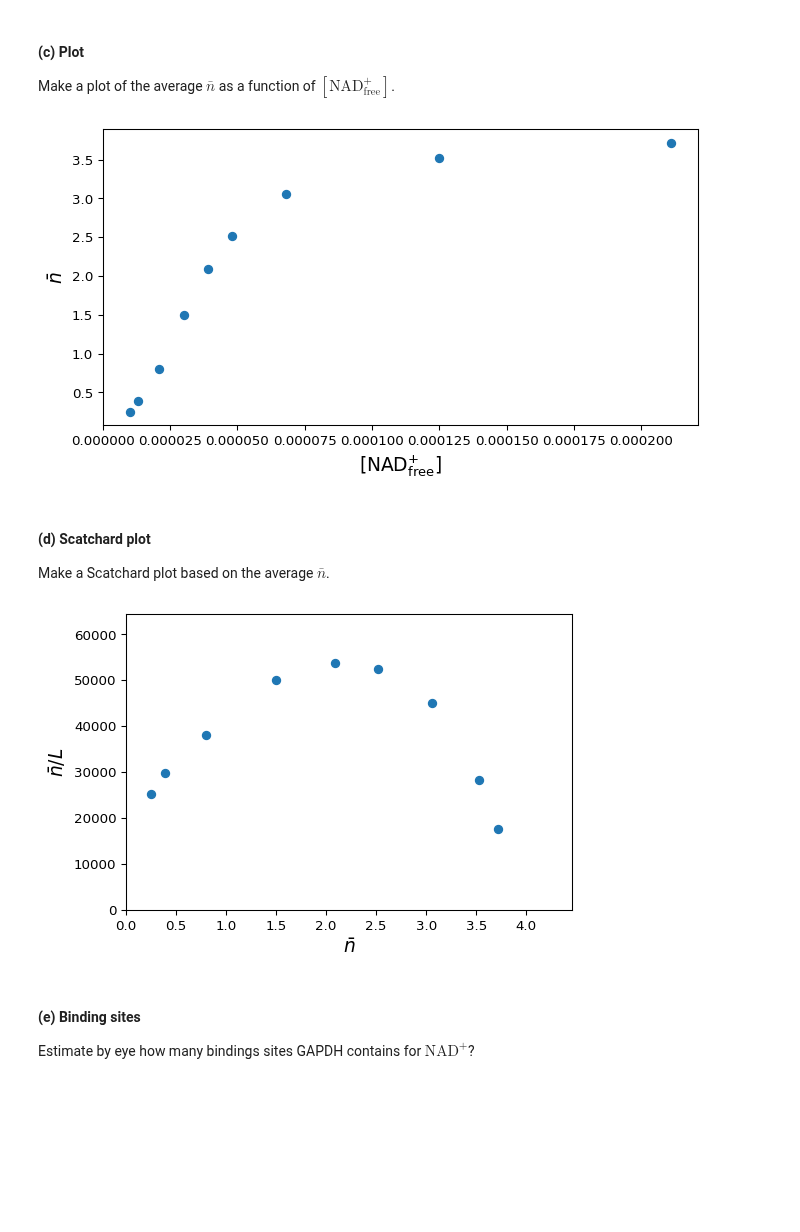
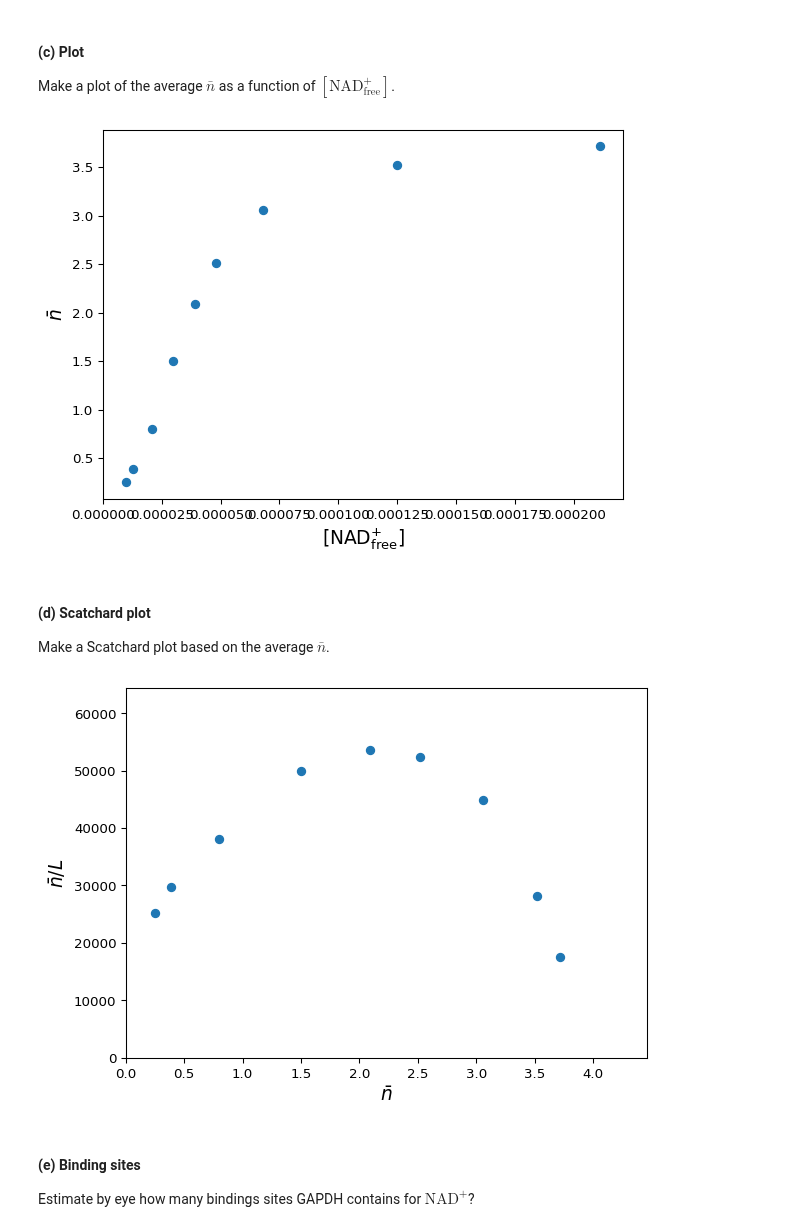
Before and after one commit to au-mbg/fysisk-biokemi, a Jupyter notebook: built_notebooks/master/week_46.ipynb, the cells around one changed output. Cells and saved outputs as stored; diff of their text form; code cells hidden in the pictures; blank space fills up the shorter version.

```diff
--- a/built_notebooks/master/week_46.ipynb
+++ b/built_notebooks/master/week_46.ipynb
@@ -833,30 +940,39 @@ Finally, set the concentration of the GADPH in SI units
 Make a plot of the average $\bar{n}$ as a function of
 $[\text{NAD}^{+}_\text{free}]$.
 # %%
-fig, ax = plt.subplots(figsize=(8, 4))
+fig, ax = plt.subplots()
 
+## Your task: Add plot of nbar vs [NAD+_free]_(M)
 ax.plot(df['[NAD+free]_(M)'], df['nbar_avg'], 'o')
+
+## EXTRA: You don't need to understand this
+## Customization
 ax.set_xlabel(r'$[\text{NAD}^{+}_\text{free}]$', fontsize=14)
 ax.set_ylabel(r'$\bar{n}$', fontsize=14)
 plt.show()
 # %% [output]
-[figure, old version]
+[figure, new version]
 # %% [markdown]
 #### (d) Scatchard plot
 
 Make a Scatchard plot based on the average $\bar{n}$.
 # %%
-# Calculate nbar / L
+# Your task: Calculate nbar / L
 nbar_over_L = df['nbar_avg'] / df['[NAD+free]_(M)']
 
-fig, ax = plt.subplots(figsize=(6, 4))
+fig, ax = plt.subplots()
+
+# Your task: Choose the right things to make a Scatchard plot.
 ax.plot(df['nbar_avg'], nbar_over_L, 'o')
+
+## EXTRA: You dont need to understand this.
+## Adds customization.
 ax.set_xlabel(r'$\bar{n}$', fontsize=14)
 ax.set_ylabel(r'$\bar{n}/L$', fontsize=14)
 ax.set_xlim([0, df['nbar_avg'].max()*1.2])
 ax.set_ylim([0, nbar_over_L.max() * 1.2])
 # %% [output]
-[figure, old version]
+[figure, new version]
 # %% [markdown]
 #### (e) Binding sites
 
```
Also changed, not shown: parts of 123 cells of this notebook, 13 other files.
